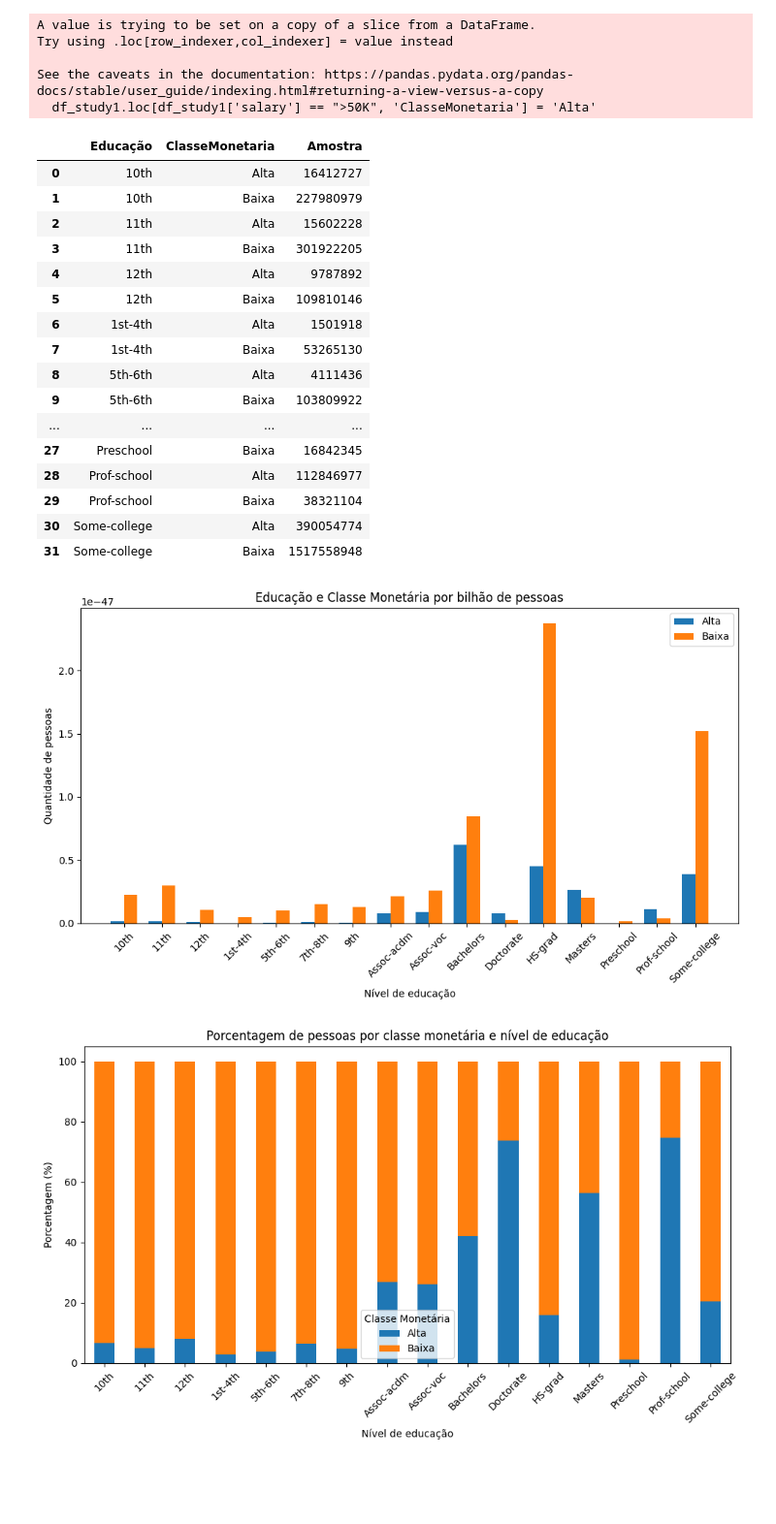
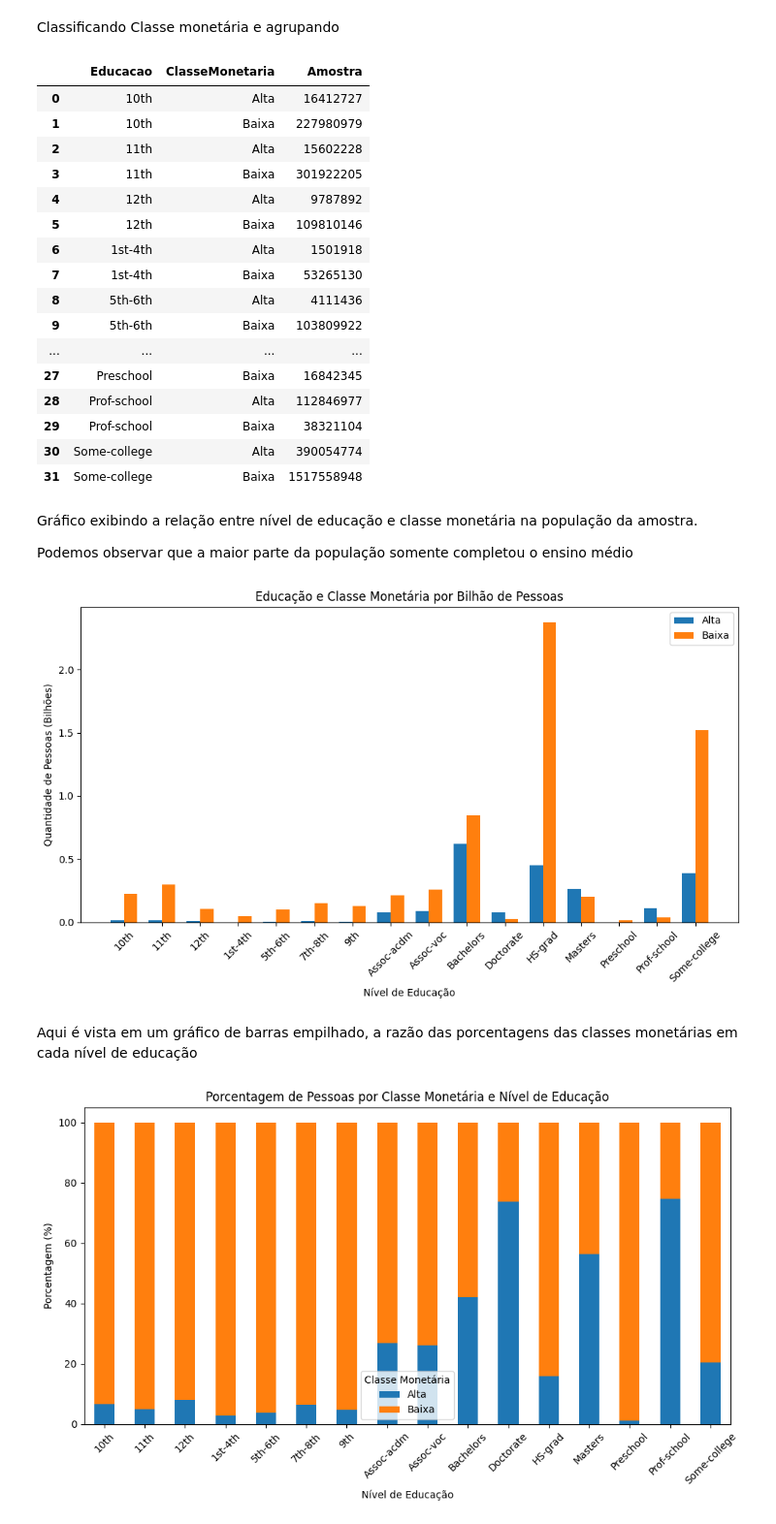
Before and after one commit to JulianoBZ/study_data_eng_projects, a Jupyter notebook: projeto1.ipynb, the cells around one changed output. Shown: that part at 97% size. Saved outputs shown, nothing was run; the diff lists cells and outputs as text; code cells hidden in the pictures; blank space fills up the shorter version.

```diff
--- a/projeto1.ipynb
+++ b/projeto1.ipynb
@@ -27,24 +42,20 @@ base_df
 | 46031 | 22 | Private | 201490 | HS-grad | 9 | Never-married | Adm-clerical | Own-child | ... |
 | 46032 | 52 | Self-emp-inc | 287927 | HS-grad | 9 | Married-civ-spouse | Exec-managerial | Wife | ... |
 46033 rows × 15 columns
+# %% [markdown]
+Classificando Classe monetária e agrupando
 # %%
-#Separando colunas
-df_study1 = base_df[['fnlwgt','education','salary']]
+df_estudo1 = base_df[['PesoFinal', 'Educacao', 'Salario']].copy()
 
-#Classificando baseado no salário
-df_study1.loc[df_study1['salary'] == ">50K", 'ClasseMonetaria'] = 'Alta'
-df_study1.loc[df_study1['salary'] == "<=50K", 'ClasseMonetaria'] = 'Baixa'
+# Classificando baseado no salário
+base_df['ClasseMonetaria'] = base_df['Salario'].replace({'>50K': 'Alta', '<=50K': 'Baixa'})
 
-df_study1 = df_study1.groupby(['education','ClasseMonetaria'], as_index=False)['fnlwgt'].sum().rename(columns={'fnlwgt':'Amostra','education':'Educação'})
-
-df_study1
+# Agrupar e somar amostras
+df_estudo1 = base_df.groupby(['Educacao', 'ClasseMonetaria'], as_index=False)['PesoFinal'] \
+                       .sum() \
+                       .rename(columns={'PesoFinal': 'Amostra'})
 # %% [output]
-A value is trying to be set on a copy of a slice from a DataFrame.
-Try using .loc[row_indexer,col_indexer] = value instead
-
-See the caveats in the documentation: https://pandas.pydata.org/pandas-docs/stable/user_guide/indexing.html#returning-a-view-versus-a-copy
-  df_study1.loc[df_study1['salary'] == ">50K", 'ClasseMonetaria'] = 'Alta'
-|  | Educação | ClasseMonetaria | Amostra |
+|  | Educacao | ClasseMonetaria | Amostra |
 | 0 | 10th | Alta | 16412727 |
 | 1 | 10th | Baixa | 227980979 |
 | 2 | 11th | Alta | 15602228 |
@@ -61,35 +72,39 @@ See the caveats in the documentation: https://pandas.pydata.org/pandas-docs/stab
 | 29 | Prof-school | Baixa | 38321104 |
 | 30 | Some-college | Alta | 390054774 |
 | 31 | Some-college | Baixa | 1517558948 |
+# %% [markdown]
+Gráfico exibindo a relação entre nível de educação e classe monetária na população da amostra.
+
+Podemos observar que a maior parte da população somente completou o ensino médio
 # %%
 ## Exibição de gráfico exibindo a quantidade de pessoas e a distribuição do nível de escolaridade, de classe monetária alta e baixa
 
 
-#Dividindo a amostra por 1000000000 (Bilhão) para uma melhor visualização
-df_study1['Amostra'] = df_study1['Amostra'].astype(float)
-df_study1.loc[:, 'Amostra'] = df_study1.loc[:, 'Amostra'] / 1000000000
+# Dividir por 1 bilhão para melhor visualização
+df_estudo1['Amostra'] = df_estudo1['Amostra'].astype(float) / 1e9
 
-df_plot = df_study1.pivot(index='Educação', columns='ClasseMonetaria', values='Amostra')
+# Pivot para gráfico
+df_plot = df_estudo1.pivot(index='Educacao', columns='ClasseMonetaria', values='Amostra')
 
-bar_width = 0.35
-index = np.arange(len(df_plot))
+# Plot gráfico de barras
+largura_barra = 0.35
+indices = np.arange(len(df_plot))
 
 plt.figure(figsize=(10,6))
-plt.bar(index, df_plot['Alta'], bar_width, label='Alta')
-plt.bar(index + bar_width, df_plot['Baixa'], bar_width, label='Baixa')
+plt.bar(indices, df_plot['Alta'], largura_barra, label='Alta')
+plt.bar(indices + largura_barra, df_plot['Baixa'], largura_barra, label='Baixa')
 
-
-
-plt.xlabel('Nível de educação')
-plt.ylabel('Quantidade de pessoas')
-plt.title('Educação e Classe Monetária por bilhão de pessoas')
-plt.xticks(index + bar_width / 2, df_plot.index, rotation=45)
+plt.xlabel('Nível de Educação')
+plt.ylabel('Quantidade de Pessoas (Bilhões)')
+plt.title('Educação e Classe Monetária por Bilhão de Pessoas')
+plt.xticks(indices + largura_barra / 2, df_plot.index, rotation=45)
 plt.legend()
-
 plt.tight_layout()
 plt.show()
 # %% [output]
-[figure, old version]
+[figure, new version]
+# %% [markdown]
+Aqui é vista em um gráfico de barras empilhado, a razão das porcentagens das classes monetárias em cada nível de educação
 # %%
 ## Plotando um gráfico que exibe a razão entre a educação e classe salarial
 
```
Also changed, not shown: parts of 9 cells of this notebook, 1 other file.
